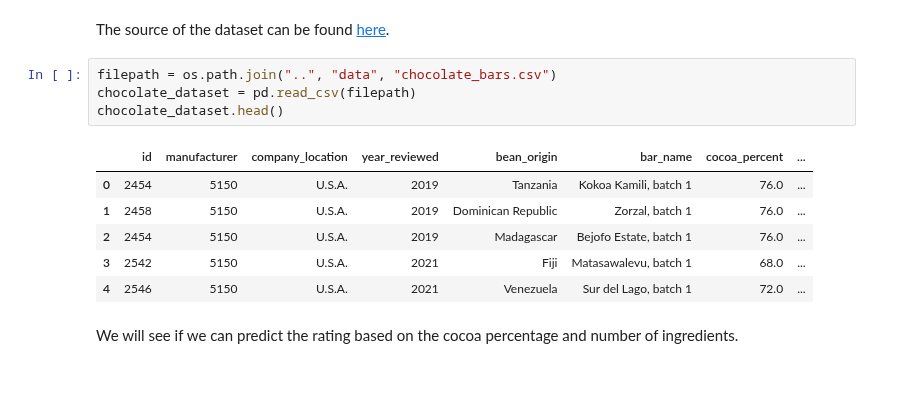
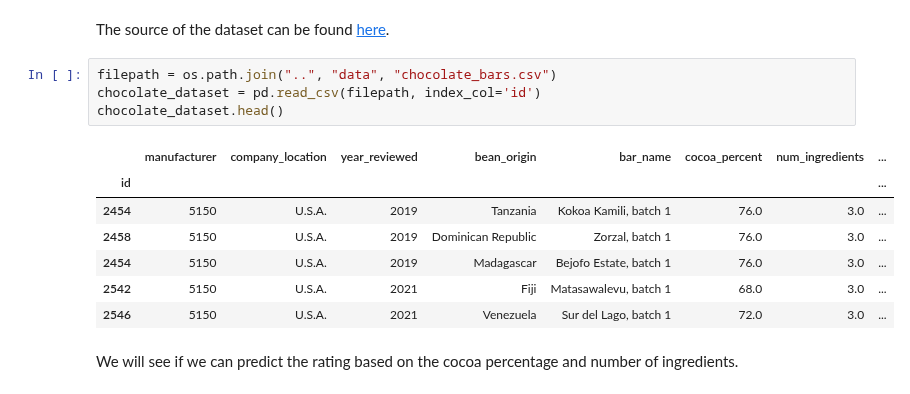
Before and after one commit to fsb-edu/ML4Food, a Jupyter notebook: auxilary_notebooks/Supervised_trial.ipynb, the cells around one changed output. Cells and saved outputs as stored; diff of their text form.

```diff
--- a/auxilary_notebooks/Supervised_trial.ipynb
+++ b/auxilary_notebooks/Supervised_trial.ipynb
@@ -227,15 +227,16 @@ interactive(children=(IntSlider(value=30, description='n_estimators:', max=1000,
 The source of the dataset can be found [here](https://www.kaggle.com/datasets/evangower/chocolate-bar-ratings).
 # %%
 filepath = os.path.join("..", "data", "chocolate_bars.csv")
-chocolate_dataset = pd.read_csv(filepath)
+chocolate_dataset = pd.read_csv(filepath, index_col='id')
 chocolate_dataset.head()
 # %% [output]
-|  | id | manufacturer | company_location | year_reviewed | bean_origin | bar_name | cocoa_percent | ... |
-| 0 | 2454 | 5150 | U.S.A. | 2019 | Tanzania | Kokoa Kamili, batch 1 | 76.0 | ... |
-| 1 | 2458 | 5150 | U.S.A. | 2019 | Dominican Republic | Zorzal, batch 1 | 76.0 | ... |
-| 2 | 2454 | 5150 | U.S.A. | 2019 | Madagascar | Bejofo Estate, batch 1 | 76.0 | ... |
-| 3 | 2542 | 5150 | U.S.A. | 2021 | Fiji | Matasawalevu, batch 1 | 68.0 | ... |
-| 4 | 2546 | 5150 | U.S.A. | 2021 | Venezuela | Sur del Lago, batch 1 | 72.0 | ... |
+|  | manufacturer | company_location | year_reviewed | bean_origin | bar_name | cocoa_percent | num_ingredients | ... |
+| id |  |  |  |  |  |  |  | ... |
+| 2454 | 5150 | U.S.A. | 2019 | Tanzania | Kokoa Kamili, batch 1 | 76.0 | 3.0 | ... |
+| 2458 | 5150 | U.S.A. | 2019 | Dominican Republic | Zorzal, batch 1 | 76.0 | 3.0 | ... |
+| 2454 | 5150 | U.S.A. | 2019 | Madagascar | Bejofo Estate, batch 1 | 76.0 | 3.0 | ... |
+| 2542 | 5150 | U.S.A. | 2021 | Fiji | Matasawalevu, batch 1 | 68.0 | 3.0 | ... |
+| 2546 | 5150 | U.S.A. | 2021 | Venezuela | Sur del Lago, batch 1 | 72.0 | 3.0 | ... |
 # %% [markdown]
 We will see if we can predict the rating based on the cocoa percentage and number of ingredients.
 # %%
```
Also changed, not shown: 5 other files.
